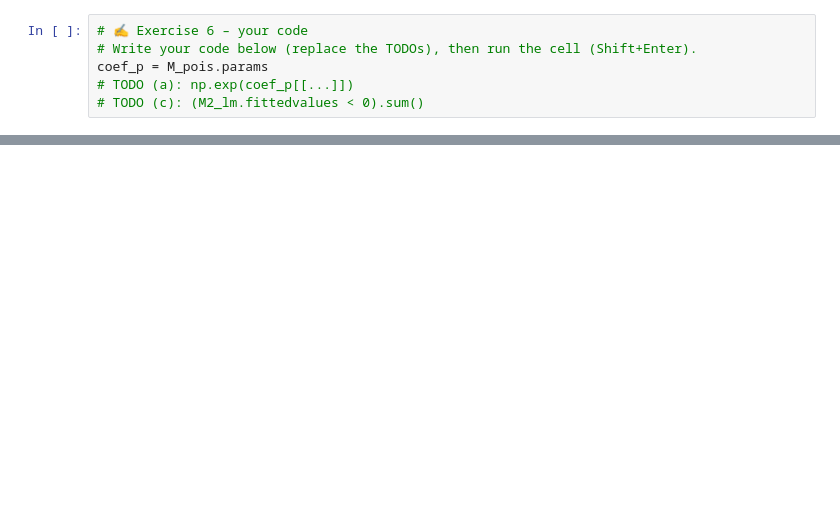
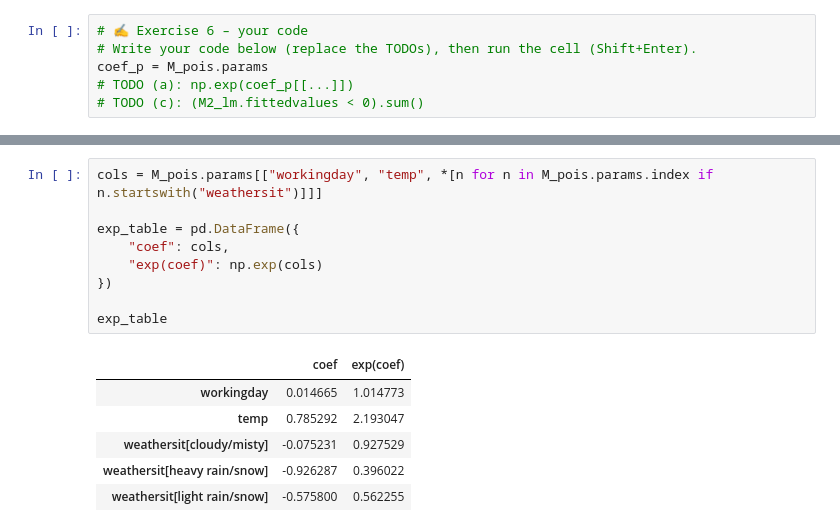
Before and after one commit to CozyCode890/IT171IU-labs, a Jupyter notebook: IT171IU_Lab03_Lê Thái Đức Tùng_ITDSIU24055.ipynb, the cells around one changed output, grey strips where cells are left out. Drawn from its saved outputs; the diff is of its cells as text; blank space fills up the shorter version.

```diff
--- a/IT171IU_Lab03_Lê Thái Đức Tùng_ITDSIU24055.ipynb
+++ b/IT171IU_Lab03_Lê Thái Đức Tùng_ITDSIU24055.ipynb
@@ -667,0 +691,16 @@ coef_p = M_pois.params
+# %%
+cols = M_pois.params[["workingday", "temp", *[n for n in M_pois.params.index if n.startswith("weathersit")]]]
+
+exp_table = pd.DataFrame({
+    "coef": cols,
+    "exp(coef)": np.exp(cols)
+})
+
+exp_table
+# %% [output]
+|  | coef | exp(coef) |
+| workingday | 0.014665 | 1.014773 |
+| temp | 0.785292 | 2.193047 |
+| weathersit[cloudy/misty] | -0.075231 | 0.927529 |
+| weathersit[heavy rain/snow] | -0.926287 | 0.396022 |
+| weathersit[light rain/snow] | -0.575800 | 0.562255 |
```
Also changed, not shown: parts of 7 cells of this notebook.
